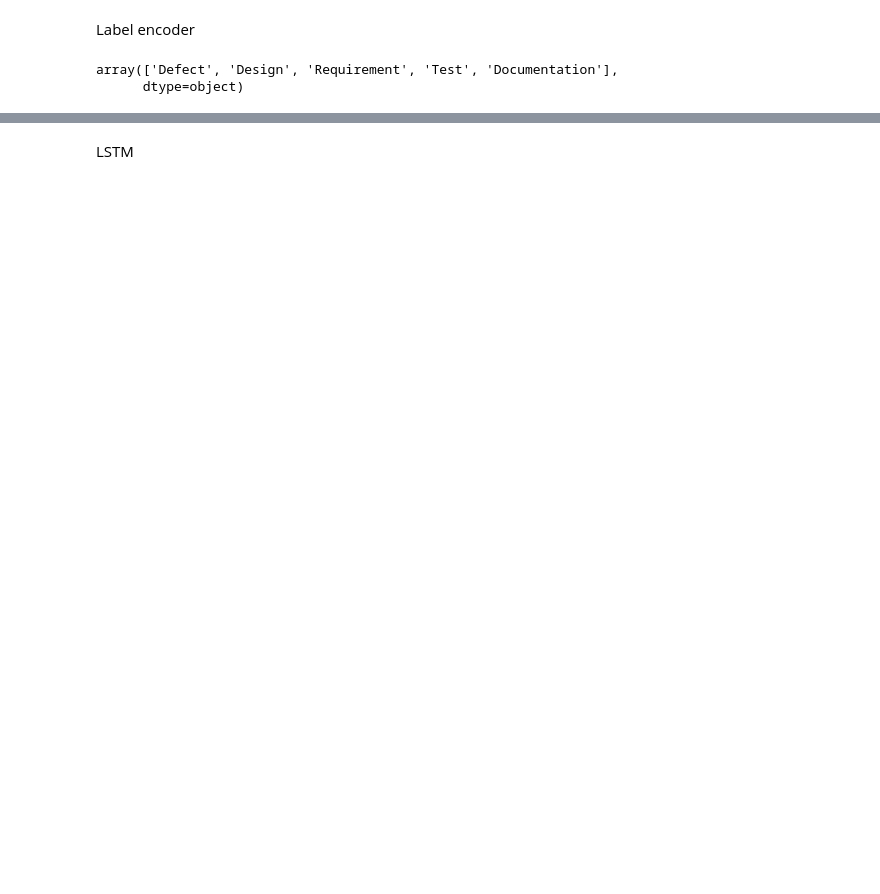
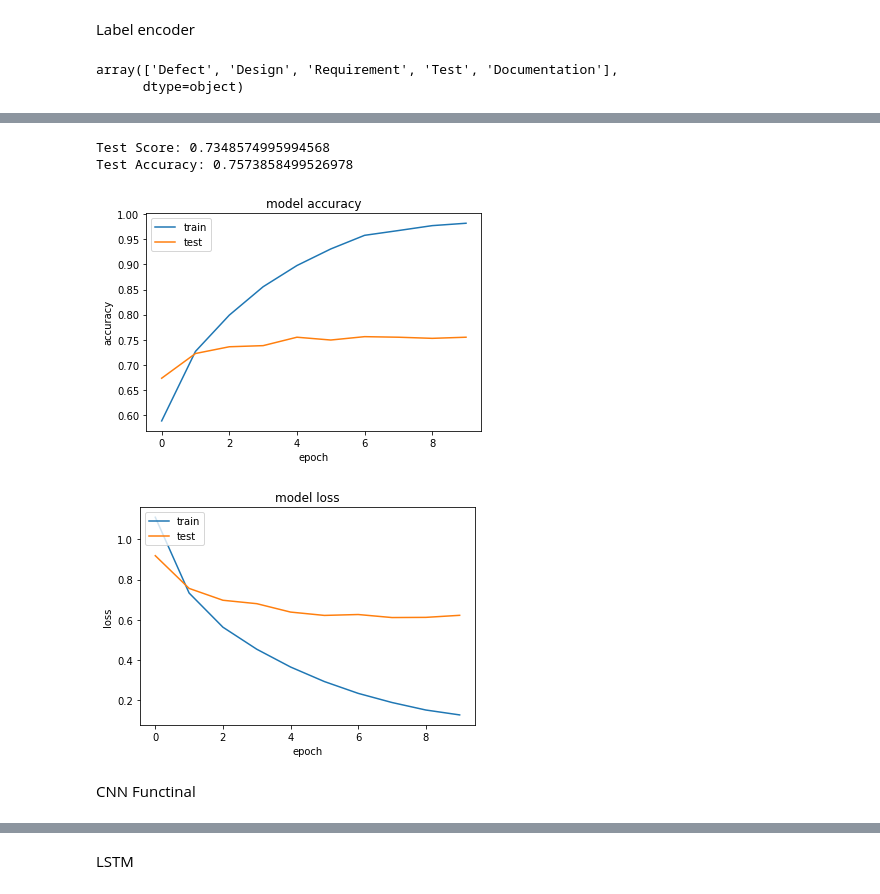
Before and after one commit to asabbah44/Text_Classification, a Jupyter notebook: WordEmbeddings.ipynb, the cells around one changed output, grey strips where cells are left out. Saved outputs shown, nothing was run; the diff lists cells and outputs as text; code cells hidden in the pictures; blank space fills up the shorter version.

```diff
--- a/WordEmbeddings.ipynb
+++ b/WordEmbeddings.ipynb
@@ -255,7 +313,7 @@ CNN
 from keras.layers import Conv1D, MaxPooling1D, Embedding
 model = Sequential()
 
-embedding_layer = Embedding( vocab_size, 300, weights=[embedding_matrix], input_length=maxlen , trainable=True)
+embedding_layer = Embedding( vocab_size, EMBEDDING_DIM, weights=[embedding_matrix], input_length=maxlen , trainable=True)
 model.add(embedding_layer)
 
 model.add(Conv1D(128, 5, activation='relu'))
@@ -283,7 +341,7 @@ Non-trainable params: 0
 _________________________________________________________________
 None
 # %%
-history = model.fit(X_train, y_train, batch_size=128, epochs=10, verbose=1, validation_split=0)
+history1 = model.fit(X_train, y_train, batch_size=128, epochs=10, verbose=1, validation_split=0.2)
 
 score = model.evaluate(X_test, y_test, verbose=1)
 # %% [output]
@@ -306,0 +365,31 @@ Epoch 10/10
+# %%
+print("Test Score:", score[0])
+print("Test Accuracy:", score[1])
+# %% [output]
+Test Score: 0.7348574995994568
+Test Accuracy: 0.7573858499526978
+# %%
+import matplotlib.pyplot as plt
+
+plt.plot(history1.history['acc'])
+plt.plot(history1.history['val_acc'])
+
+plt.title('model accuracy')
+plt.ylabel('accuracy')
+plt.xlabel('epoch')
+plt.legend(['train','test'], loc = 'upper left')
+plt.show()
+
+plt.plot(history1.history['loss'])
+plt.plot(history1.history['val_loss'])
+
+plt.title('model loss')
+plt.ylabel('loss')
+plt.xlabel('epoch')
+plt.legend(['train','test'], loc = 'upper left')
+plt.show()
+# %% [output]
+[figure, added]
+[figure, added]
+# %% [markdown]
+ CNN Functinal
```
Also changed, not shown: parts of 35 cells of this notebook.
